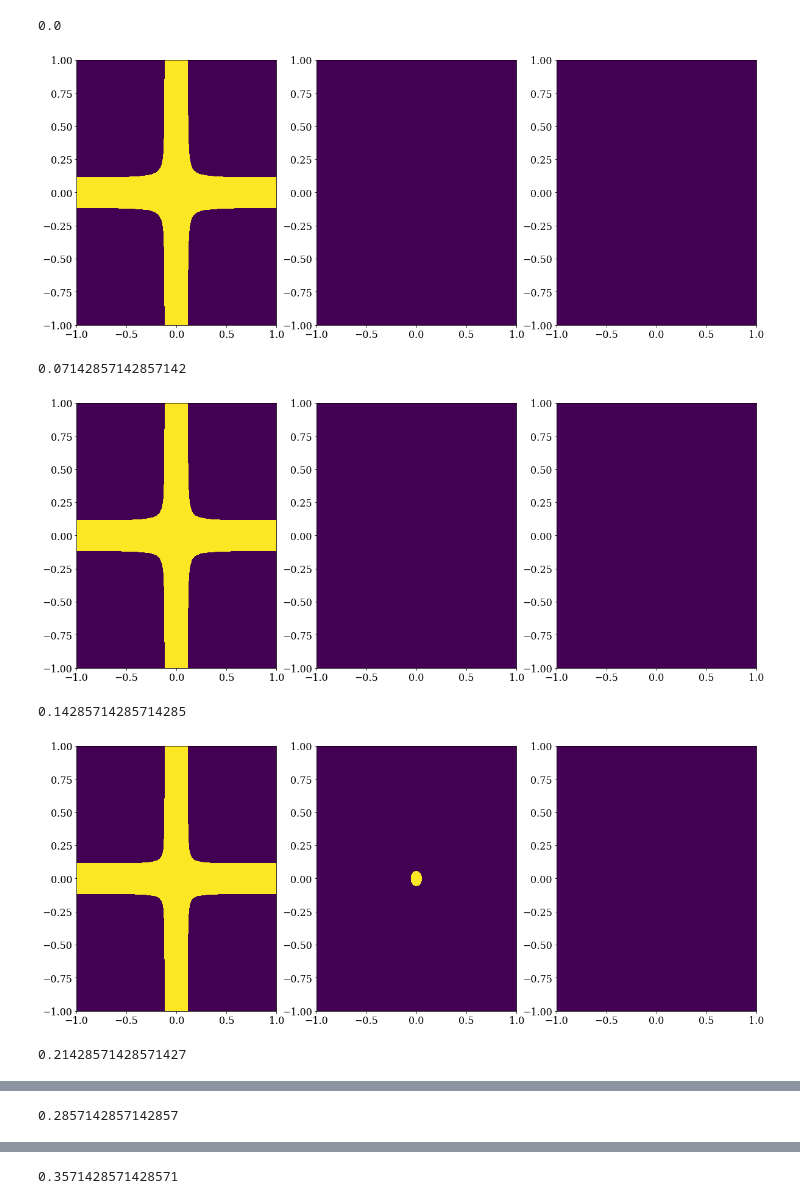
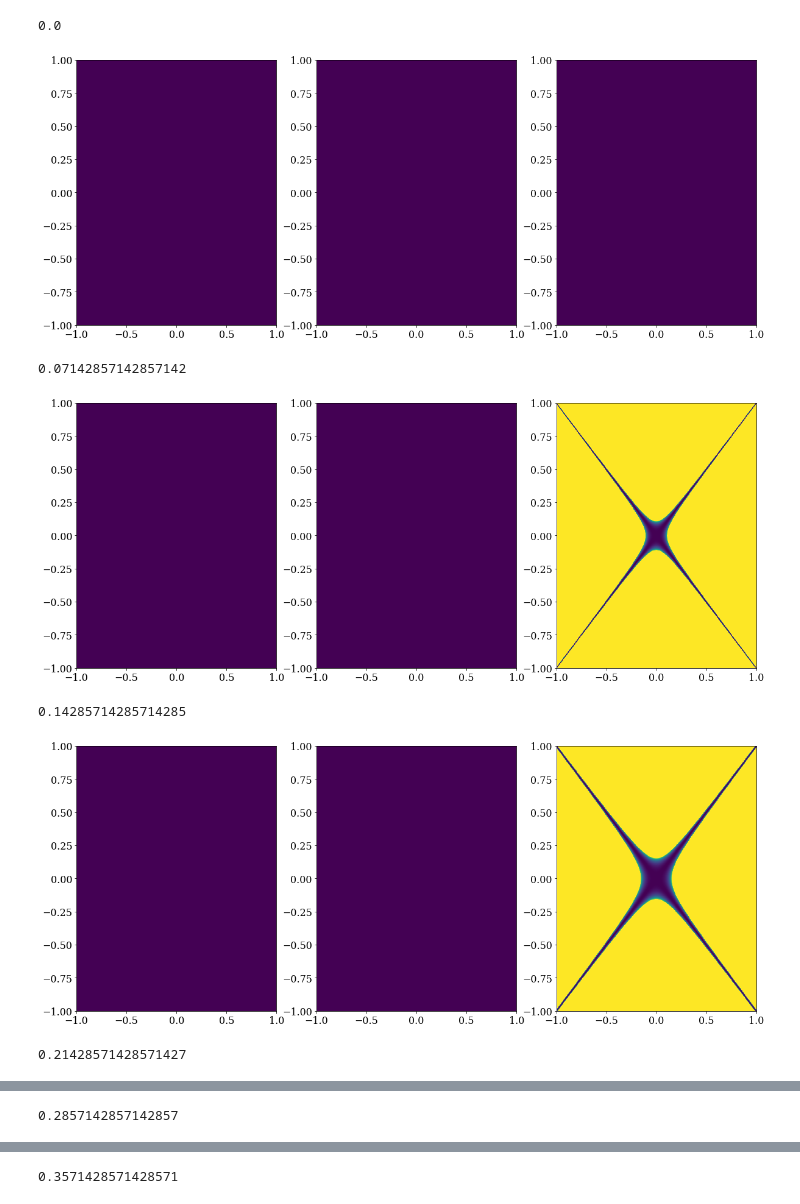
Before and after one commit to martkjoh/slange, a Jupyter notebook: NRCH/NRCH copy.ipynb, the cells around one changed output, grey strips where cells are left out. Drawn from its saved outputs; the diff is of its cells as text; code cells hidden in the pictures.

```diff
--- a/NRCH/NRCH copy.ipynb
+++ b/NRCH/NRCH copy.ipynb
@@ -40,36 +40,36 @@ l2 = lambda phi, a : 1/2 * ( (D11(phi, a, x, c) + D22(phi, a, x, c)) - np.sqrt((
 # %%
 n = 1000
 k = 1.
 phi1 = np.linspace(-k, k, n)
 phi2 = np.linspace(-k, k, n)
 p = np.array(np.meshgrid(phi1, phi2))
 
-c1 = .2
-c2 = .2
-x0 = -.2
+c1 = 0
+c2 = 0
+x0 = 0
 c = np.matrix([[c1, -c1], [c2, -c2]])
 x = np.array([x0, 0])
 
 aa = np.linspace(0, 1., 15)
 
 for a in aa:
     print(a)
     fig, ax = plt.subplots(1, 3, figsize=(20, 8))
     Cr1 = (l1(p, a).real>0)
     Cr2 = (l2(p, a).real>0)
     Ci = l2(p, a).imag
 
 
     ax[0].pcolormesh(p[0], p[1], Cr1)
     ax[1].pcolormesh(p[0], p[1], Cr2)
     ax[2].pcolormesh(p[0], p[1], Ci)
 
     plt.show()
 # %% [output]
 0.0
-[figure, old version]
+[figure, new version]
 0.07142857142857142
-[figure, old version]
+[figure, new version]
 0.14285714285714285
-[figure, old version]
+[figure, new version]
 0.21428571428571427
```
Also changed, not shown: parts of 1 cell of this notebook, 3 other files.
